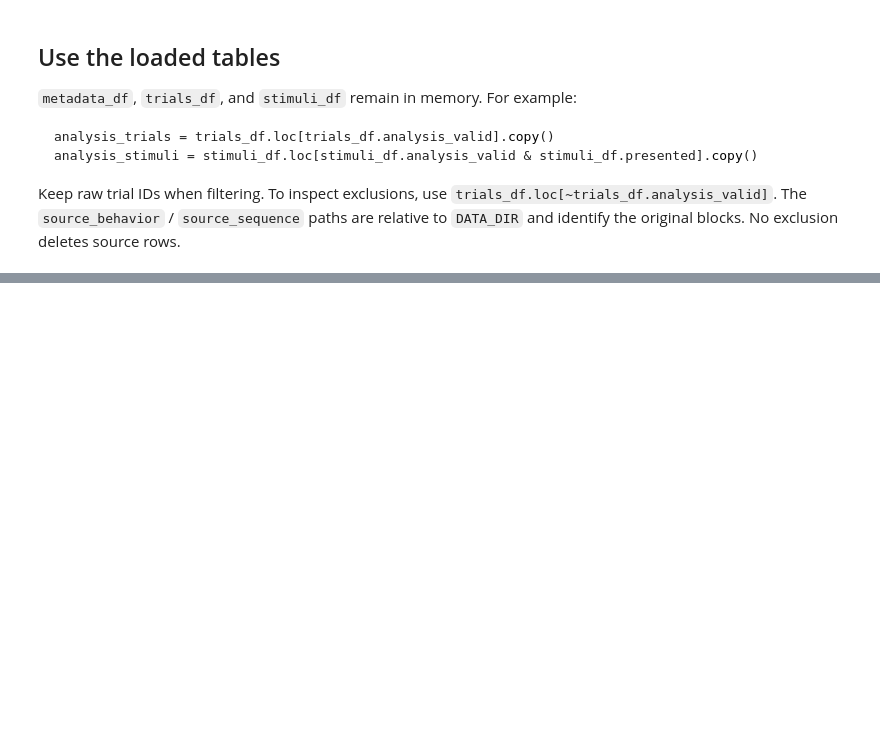
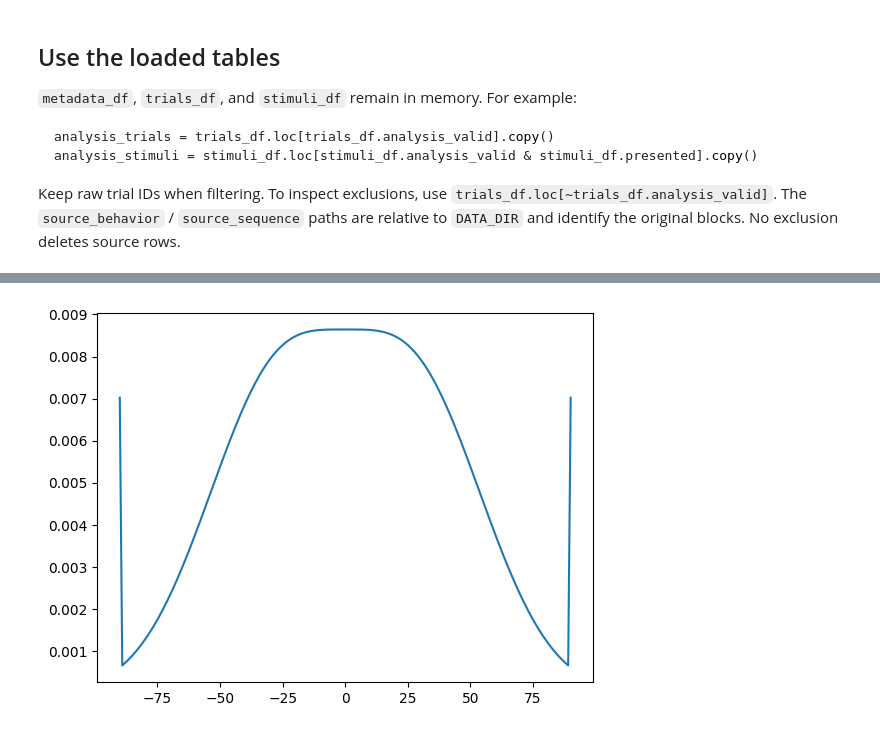
Before and after one commit to jacobaparker/Copy_Murphy2021, a Jupyter notebook: pharma/load_pharma_data.ipynb, the cells around one changed output, grey strips where cells are left out. Drawn from its saved outputs; the diff is of its cells as text; code cells hidden in the pictures; blank space fills up the shorter version.

```diff
--- a/pharma/load_pharma_data.ipynb
+++ b/pharma/load_pharma_data.ipynb
@@ -387,0 +434,10 @@ Keep raw trial IDs when filtering. To inspect exclusions, use `trials_df.loc[~tr
+# %%
+mean_neg, mean_pos = -28.0, 28.0
+std = 28.0
+P_sample_g_neg = np.diff(np.concatenate([np.array([0]),norm(loc=mean_neg,scale=std).cdf(np.arange(-89.5,90.5,1)),np.array([1])]))
+P_sample_g_pos = np.diff(np.concatenate([np.array([0]),norm(loc=mean_pos,scale=std).cdf(np.arange(-89.5,90.5,1)),np.array([1])]))
+P_sample = (P_sample_g_neg + P_sample_g_pos) / 2
+plt.plot(np.arange(-90,91,1), P_sample)
+plt.show()
+# %% [output]
+[figure, added]
```
Also changed, not shown: parts of 11 cells of this notebook, 1 other file.
